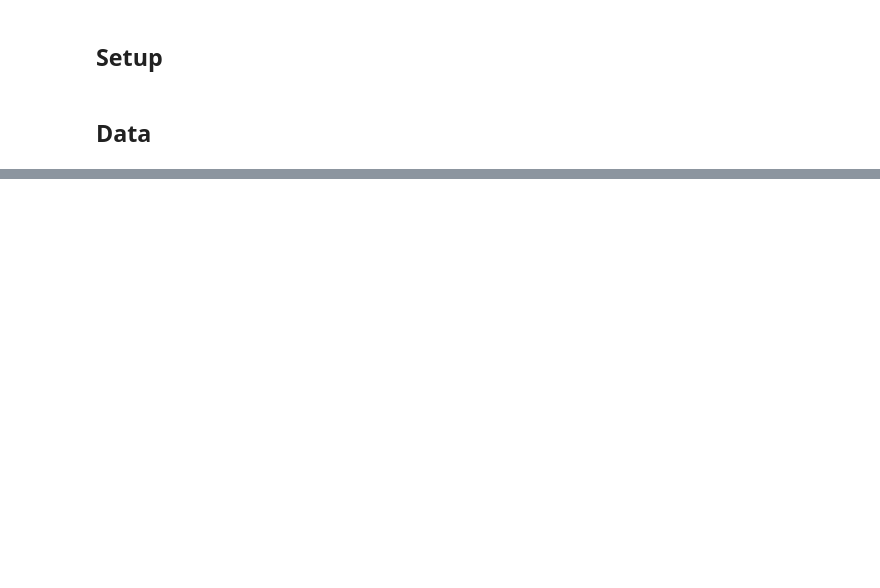
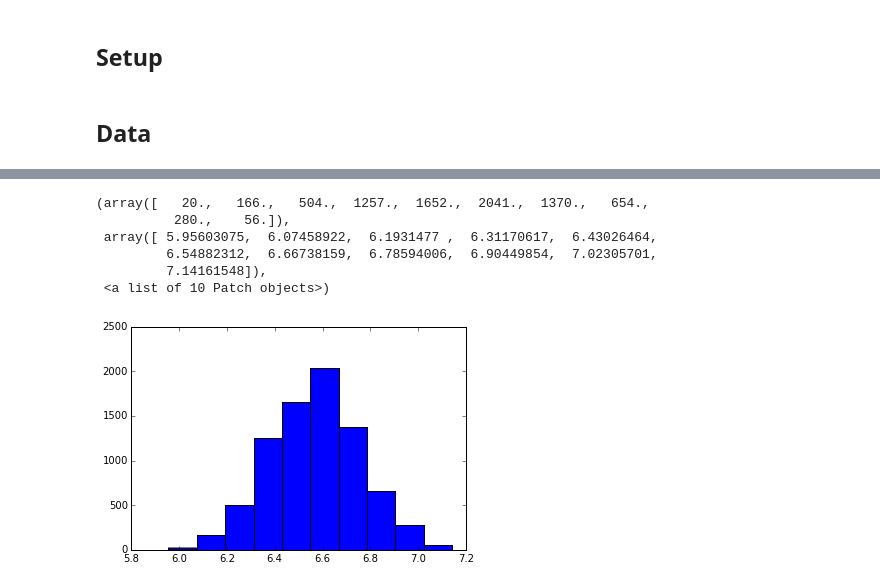
Before and after one commit to micahlanier/bayesket-ball, a Jupyter notebook: src/model/bayesian_logistic_regression_simple_trial.ipynb, the cells around one changed output, grey strips where cells are left out. Cells and saved outputs as stored; diff of their text form; code cells hidden in the pictures; blank space fills up the shorter version.

```diff
--- a/src/model/bayesian_logistic_regression_simple_trial.ipynb
+++ b/src/model/bayesian_logistic_regression_simple_trial.ipynb
@@ -94,0 +115,10 @@ plt.hist(mcmc.trace('b1')[:])
+# %%
+plt.hist(mcmc.trace('b2')[:])
+# %% [output]
+(array([   20.,   166.,   504.,  1257.,  1652.,  2041.,  1370.,   654.,
+          280.,    56.]),
+ array([ 5.95603075,  6.07458922,  6.1931477 ,  6.31170617,  6.43026464,
+         6.54882312,  6.66738159,  6.78594006,  6.90449854,  7.02305701,
+         7.14161548]),
+ <a list of 10 Patch objects>)
+[figure, added]
```
Also changed, not shown: parts of 10 cells of this notebook.
